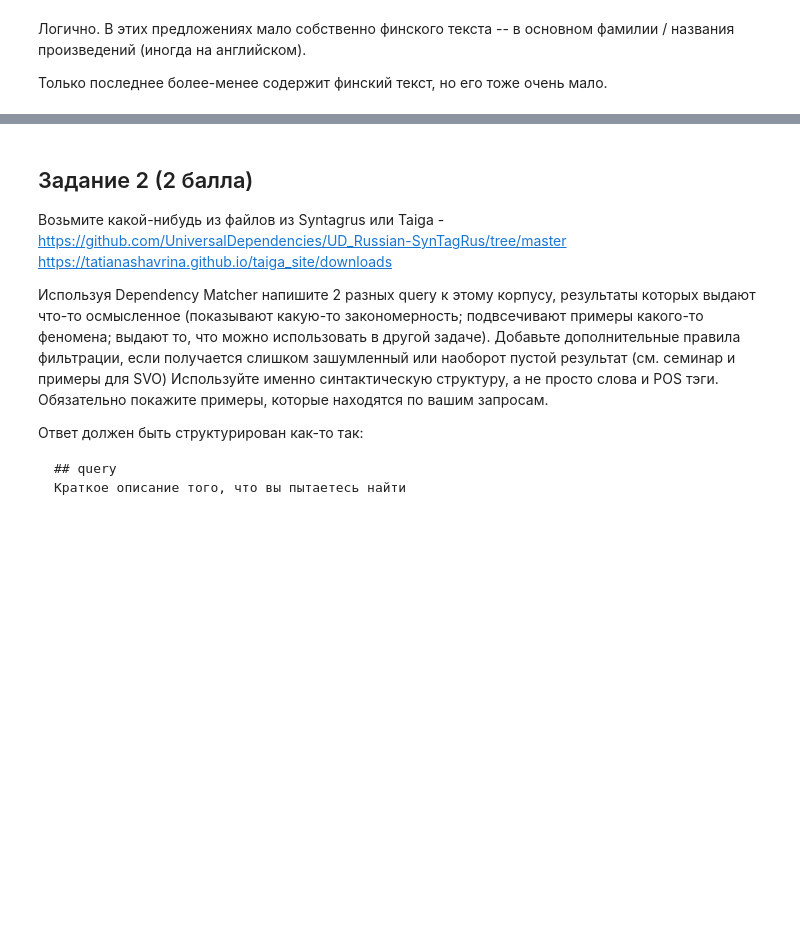
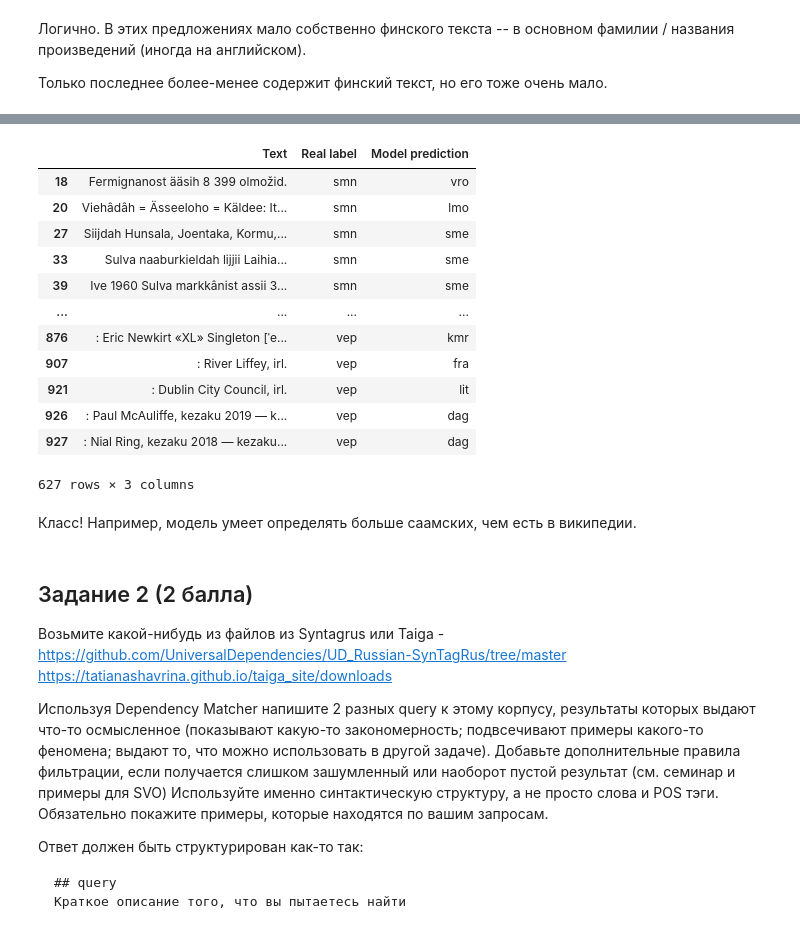
Before and after one commit to katykool/MA_2026_CompLing, a Jupyter notebook: hw4/Sherstneva_04_homework.ipynb, the cells around one changed output, grey strips where cells are left out. Saved outputs shown, nothing was run; the diff lists cells and outputs as text; code cells hidden in the pictures; blank space fills up the shorter version.

```diff
--- a/hw4/Sherstneva_04_homework.ipynb
+++ b/hw4/Sherstneva_04_homework.ipynb
@@ -281,0 +324,7 @@ for i in fi_errors.index:
+# %%
+X = np.array([model.get_sentence_vector(s.replace('\n', ' ')) for s in sentences])
+X = normalize(X)
+# %%
+k = len(set(labels))
+km = KMeans(n_clusters=k, random_state=42, n_init=10)
+clusters = km.fit_predict(X)
@@ -281,0 +400,16 @@ for i in fi_errors.index:
+# %%
+predictions = []
+for s in sentences:
+    label = model.f.predict(s.replace('\n', ' '), 1, 0.0, "strict")[0][1]
+    lang = label.replace('__label__', '').split('_')[0]
+    predictions.append(lang)
+
+results = pd.DataFrame({
+    'Text': sentences,
+    'Real label': labels,
+    'Model prediction': predictions,
+    'KMeans': [cluster_to_lang[c] for c in clusters]
+})
+
+results['Model correct'] = results['Real label'] == results['Model prediction']
+results['KMeans correct'] = results['Real label'] == results['KMeans']
@@ -282,3 +423,21 @@ for i in fi_errors.index:
+# %%
+results[(~results['Model correct'])][['Text', 'Real label', 'Model prediction']]
+# %% [output]
+|  | Text | Real label | Model prediction |
+| 18 | Fermignanost ääsih 8 399 olmožid. | smn | vro |
+| 20 | Viehâdâh = Ässeeloho = Käldee: It... | smn | lmo |
+| 27 | Siijdah Hunsala, Joentaka, Kormu,... | smn | sme |
+| 33 | Sulva naaburkieldah lijjii Laihia... | smn | sme |
+| 39 | Ive 1960 Sulva markkânist assii 3... | smn | sme |
+| ... | ... | ... | ... |
+| 876 | : Eric Newkirt «XL» Singleton [ˈe... | vep | kmr |
+| 907 | : River Liffey, irl. | vep | fra |
+| 921 | : Dublin City Council, irl. | vep | lit |
+| 926 | : Paul McAuliffe, kezaku 2019 — k... | vep | dag |
+| 927 | : Nial Ring, kezaku 2018 — kezaku... | vep | dag |
+627 rows × 3 columns
+# %% [markdown]
+Класс! Например, модель умеет определять больше саамских, чем есть в википедии.
 # %% [markdown]
 ## Задание 2 (2 балла)
 Возьмите какой-нибудь из файлов из Syntagrus или Taiga -
```
Also changed, not shown: parts of 16 cells of this notebook.
